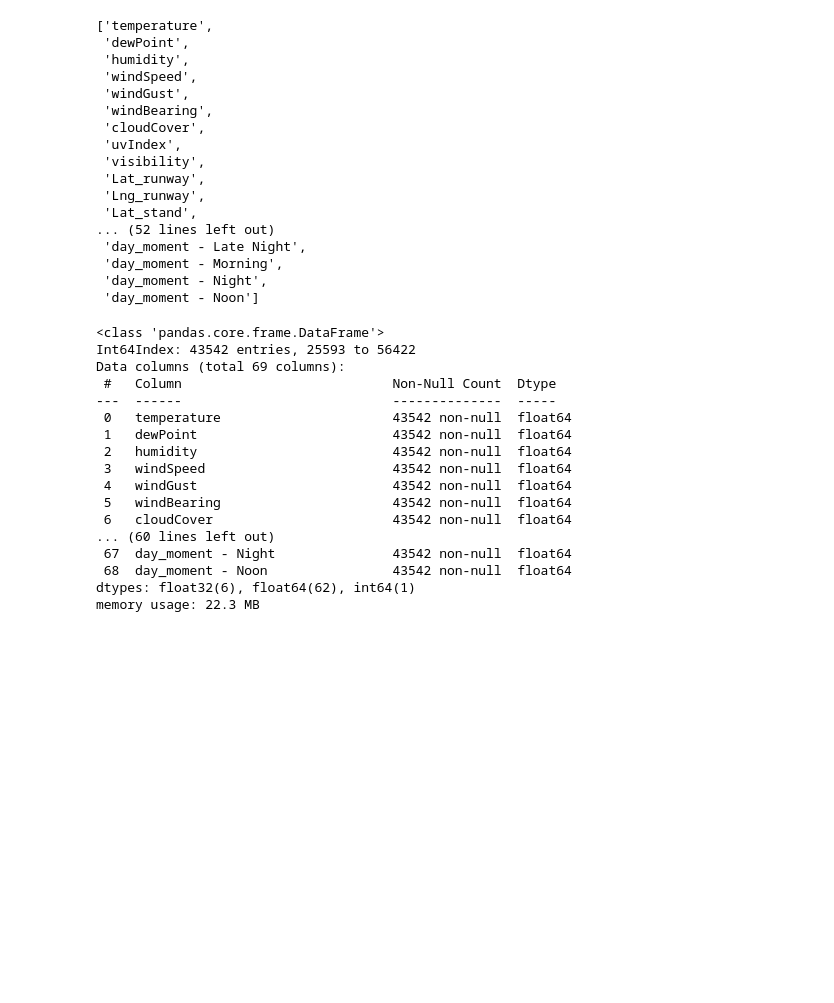
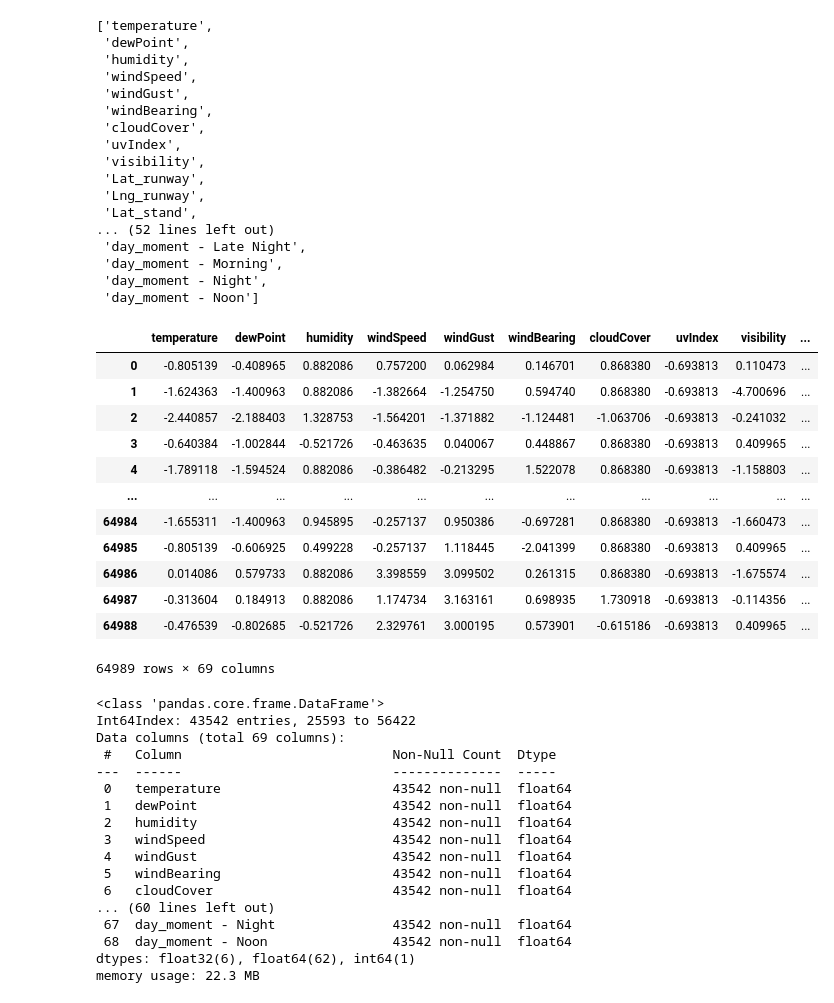
Before and after one commit to damienchambon/Hackathon-Eleven, a Jupyter notebook: data_exploration/Model Preprocessing_prophet_attempt.ipynb, the cells around one changed output. Saved outputs shown, nothing was run; the diff lists cells and outputs as text; code cells hidden in the pictures; blank space fills up the shorter version.

```diff
--- a/data_exploration/Model Preprocessing_prophet_attempt.ipynb
+++ b/data_exploration/Model Preprocessing_prophet_attempt.ipynb
@@ -350,6 +350,22 @@ X = X.drop(['parking_area_square_feet', 'length_feet', 'max_takeoff_weight', 'ma
 # %%
 from sklearn.model_selection import train_test_split
 X_train, X_test, y_train, y_test = train_test_split(X, y, test_size=0.33, random_state=42)
+# %%
+X
+# %% [output]
+|  | temperature | dewPoint | humidity | windSpeed | windGust | windBearing | cloudCover | uvIndex | visibility | ... |
+| 0 | -0.805139 | -0.408965 | 0.882086 | 0.757200 | 0.062984 | 0.146701 | 0.868380 | -0.693813 | 0.110473 | ... |
+| 1 | -1.624363 | -1.400963 | 0.882086 | -1.382664 | -1.254750 | 0.594740 | 0.868380 | -0.693813 | -4.700696 | ... |
+| 2 | -2.440857 | -2.188403 | 1.328753 | -1.564201 | -1.371882 | -1.124481 | -1.063706 | -0.693813 | -0.241032 | ... |
+| 3 | -0.640384 | -1.002844 | -0.521726 | -0.463635 | 0.040067 | 0.448867 | 0.868380 | -0.693813 | 0.409965 | ... |
+| 4 | -1.789118 | -1.594524 | 0.882086 | -0.386482 | -0.213295 | 1.522078 | 0.868380 | -0.693813 | -1.158803 | ... |
+| ... | ... | ... | ... | ... | ... | ... | ... | ... | ... | ... |
+| 64984 | -1.655311 | -1.400963 | 0.945895 | -0.257137 | 0.950386 | -0.697281 | 0.868380 | -0.693813 | -1.660473 | ... |
+| 64985 | -0.805139 | -0.606925 | 0.499228 | -0.257137 | 1.118445 | -2.041399 | 0.868380 | -0.693813 | 0.409965 | ... |
+| 64986 | 0.014086 | 0.579733 | 0.882086 | 3.398559 | 3.099502 | 0.261315 | 0.868380 | -0.693813 | -1.675574 | ... |
+| 64987 | -0.313604 | 0.184913 | 0.882086 | 1.174734 | 3.163161 | 0.698935 | 1.730918 | -0.693813 | -0.114356 | ... |
+| 64988 | -0.476539 | -0.802685 | -0.521726 | 2.329761 | 3.000195 | 0.573901 | -0.615186 | -0.693813 | 0.409965 | ... |
+64989 rows × 69 columns
 # %%
 X_train.info()
 # %% [output]
```
Also changed, not shown: parts of 1 cell of this notebook.
